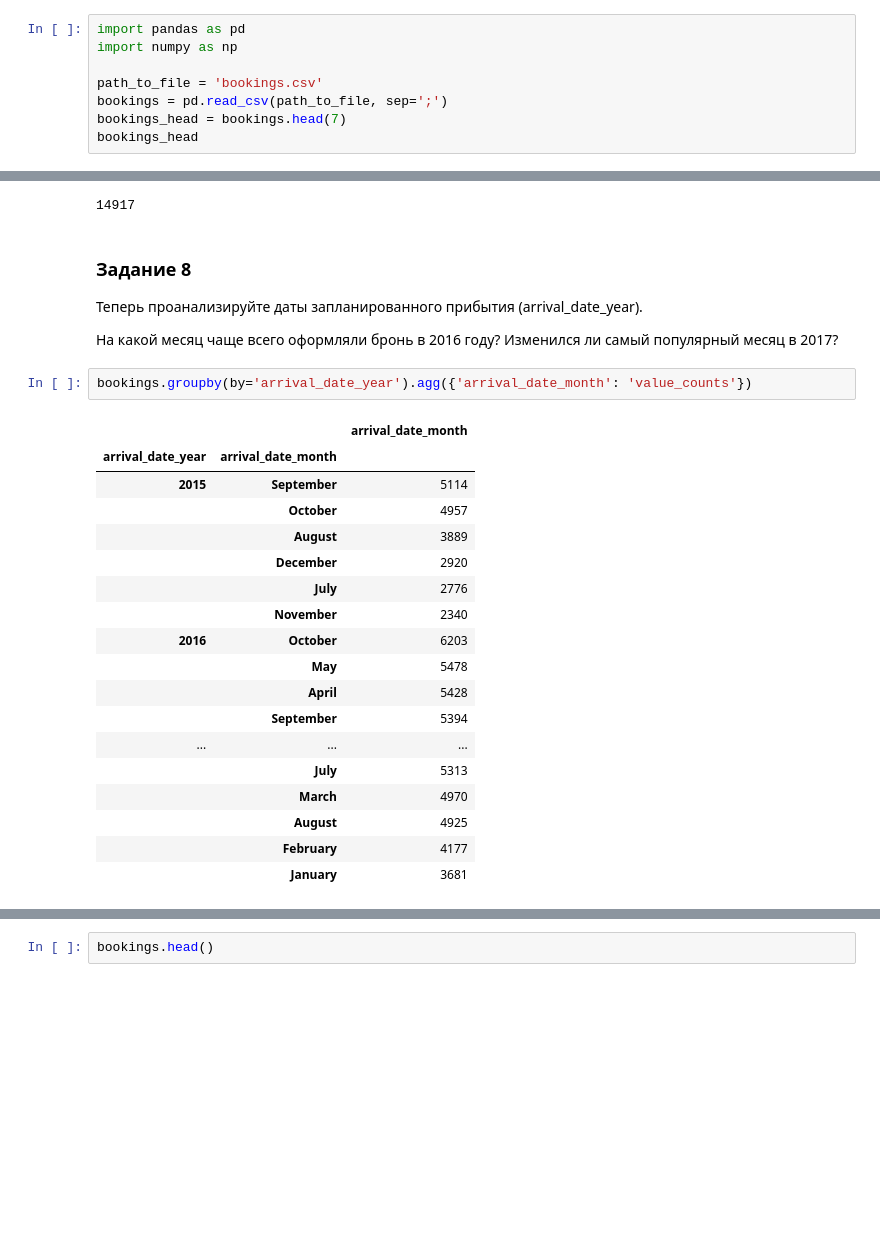
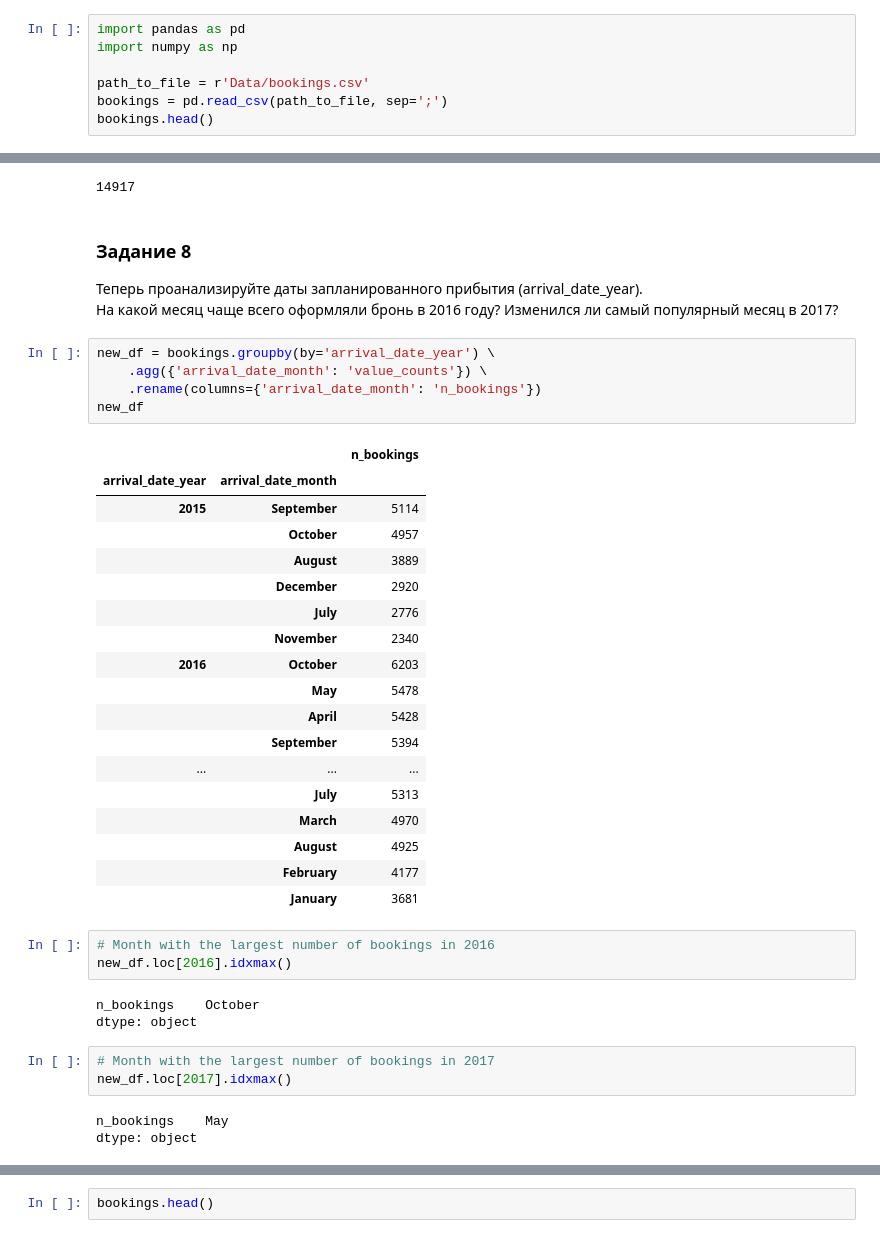
Before and after one commit to iegorushkin/data_analyst-karpov.courses, a Jupyter notebook: python_miniprojects/miniproject_1.ipynb, the cells around one changed output, grey strips where cells are left out. Drawn from its saved outputs; the diff is of its cells as text; blank space fills up the shorter version.

```diff
--- a/python_miniprojects/miniproject_1.ipynb
+++ b/python_miniprojects/miniproject_1.ipynb
@@ -39,10 +35,9 @@
 import pandas as pd
 import numpy as np
 
-path_to_file = 'bookings.csv'
+path_to_file = r'Data/bookings.csv'
 bookings = pd.read_csv(path_to_file, sep=';')
-bookings_head = bookings.head(7)
-bookings_head
+bookings.head()
 # %% [output]
 |  | Hotel | Is Canceled | Lead Time | arrival full date | Arrival Date Year | Arrival Date Month | ... |
 | 0 | Resort Hotel | 0 | 342 | 2015-07-01 | 2015 | July | ... |
@@ -189,12 +160,14 @@ bookings.query('assigned_room_type != reserved_room_type').shape[0]
 # %% [markdown]
 ### Задание 8
 Теперь проанализируйте даты запланированного прибытия (arrival_date_year).
-
-На какой месяц чаще всего оформляли бронь в 2016 году? Изменился ли самый популярный месяц в 2017?
+<br>На какой месяц чаще всего оформляли бронь в 2016 году? Изменился ли самый популярный месяц в 2017?
 # %%
-bookings.groupby(by='arrival_date_year').agg({'arrival_date_month': 'value_counts'})
+new_df = bookings.groupby(by='arrival_date_year') \
+    .agg({'arrival_date_month': 'value_counts'}) \
+    .rename(columns={'arrival_date_month': 'n_bookings'})
+new_df
 # %% [output]
-|  |  | arrival_date_month |
+|  |  | n_bookings |
 | arrival_date_year | arrival_date_month |  |
 | 2015 | September | 5114 |
 |  | October | 4957 |
@@ -212,3 +185,15 @@ bookings.groupby(by='arrival_date_year').agg({'arrival_date_month': 'value_count
 |  | August | 4925 |
 |  | February | 4177 |
 |  | January | 3681 |
+# %%
+# Month with the largest number of bookings in 2016
+new_df.loc[2016].idxmax()
+# %% [output]
+n_bookings    October
+dtype: object
+# %%
+# Month with the largest number of bookings in 2017
+new_df.loc[2017].idxmax()
+# %% [output]
+n_bookings    May
+dtype: object
```
Also changed, not shown: parts of 23 cells of this notebook, 1 other file.
